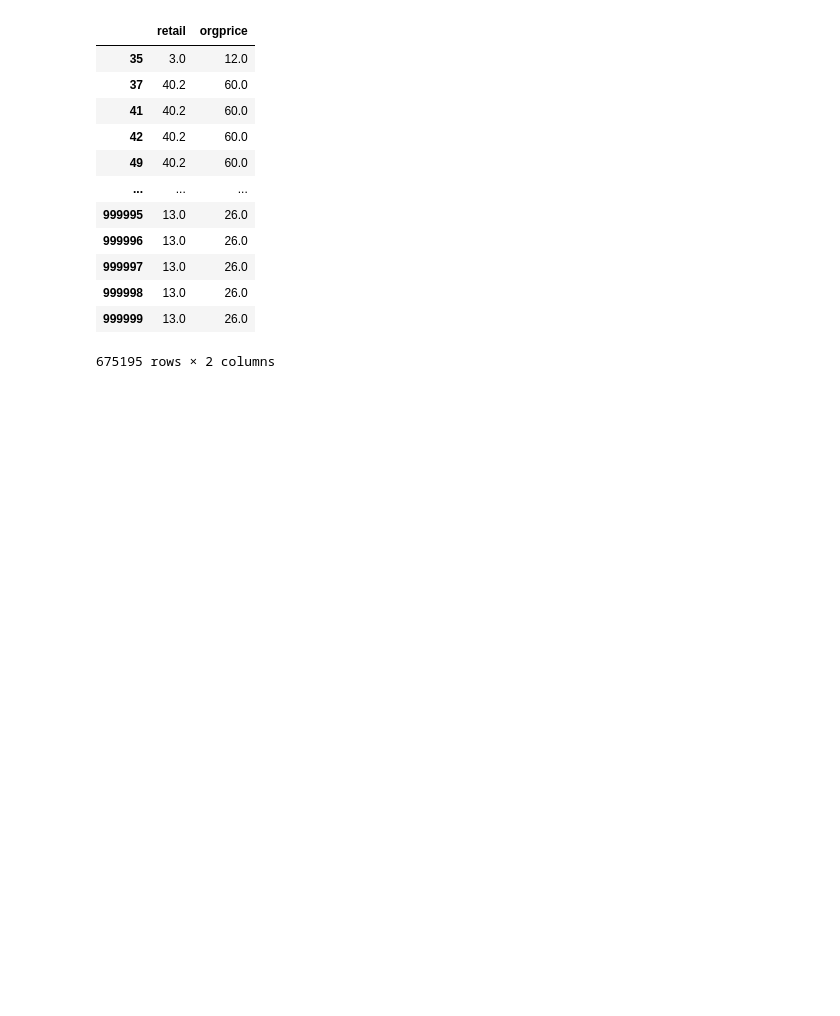
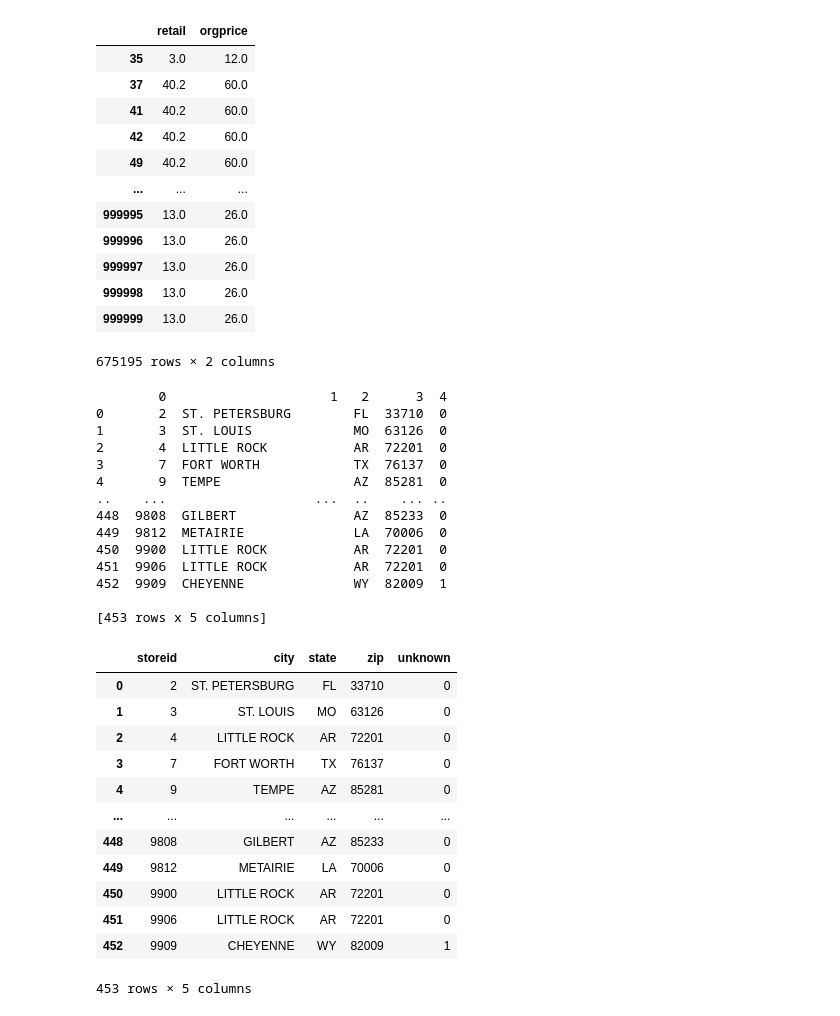
Before and after one commit to jakobkuemmerle/Shopping-Store-Price-Elasticity-Model, a Jupyter notebook: seasonality&web_scrap_population.ipynb, the cells around one changed output. Cells and saved outputs as stored; diff of their text form; code cells hidden in the pictures; blank space fills up the shorter version.

```diff
--- a/seasonality&retail_vs_orgprice.ipynb
+++ b/seasonality&web_scrap_population.ipynb
@@ -230,3 +230,56 @@ different_rows
 | 999998 | 13.0 | 26.0 |
 | 999999 | 13.0 | 26.0 |
 675195 rows × 2 columns
+# %%
+import psycopg2
+# Connection parameters
+host = "pg.analytics.northwestern.edu"
+port = "5432"
+database = "everything2023"
+user = "chr0390"
+password = ""
+# Establish a connection to the database
+conn = psycopg2.connect(
+    host=host,
+    port=port,
+    database=database,
+    user=user,
+    password=password
+)
+cursor = conn.cursor()
+sql_query = '''SELECT *
+FROM group_10.strinfo;'''
+cursor.execute(sql_query)
+# %%
+df1 = pd.DataFrame(cursor.fetchall())
+print(df1)
+df1.columns=['storeid','city','state','zip','unknown']
+df1
+# %% [output]
+        0                     1   2      3  4
+0       2  ST. PETERSBURG        FL  33710  0
+1       3  ST. LOUIS             MO  63126  0
+2       4  LITTLE ROCK           AR  72201  0
+3       7  FORT WORTH            TX  76137  0
+4       9  TEMPE                 AZ  85281  0
+..    ...                   ...  ..    ... ..
+448  9808  GILBERT               AZ  85233  0
+449  9812  METAIRIE              LA  70006  0
+450  9900  LITTLE ROCK           AR  72201  0
+451  9906  LITTLE ROCK           AR  72201  0
+452  9909  CHEYENNE              WY  82009  1
+
+[453 rows x 5 columns]
+|  | storeid | city | state | zip | unknown |
+| 0 | 2 | ST. PETERSBURG | FL | 33710 | 0 |
+| 1 | 3 | ST. LOUIS | MO | 63126 | 0 |
+| 2 | 4 | LITTLE ROCK | AR | 72201 | 0 |
+| 3 | 7 | FORT WORTH | TX | 76137 | 0 |
+| 4 | 9 | TEMPE | AZ | 85281 | 0 |
+| ... | ... | ... | ... | ... | ... |
+| 448 | 9808 | GILBERT | AZ | 85233 | 0 |
+| 449 | 9812 | METAIRIE | LA | 70006 | 0 |
+| 450 | 9900 | LITTLE ROCK | AR | 72201 | 0 |
+| 451 | 9906 | LITTLE ROCK | AR | 72201 | 0 |
+| 452 | 9909 | CHEYENNE | WY | 82009 | 1 |
+453 rows × 5 columns
```
Also changed, not shown: parts of 1 cell of this notebook.
